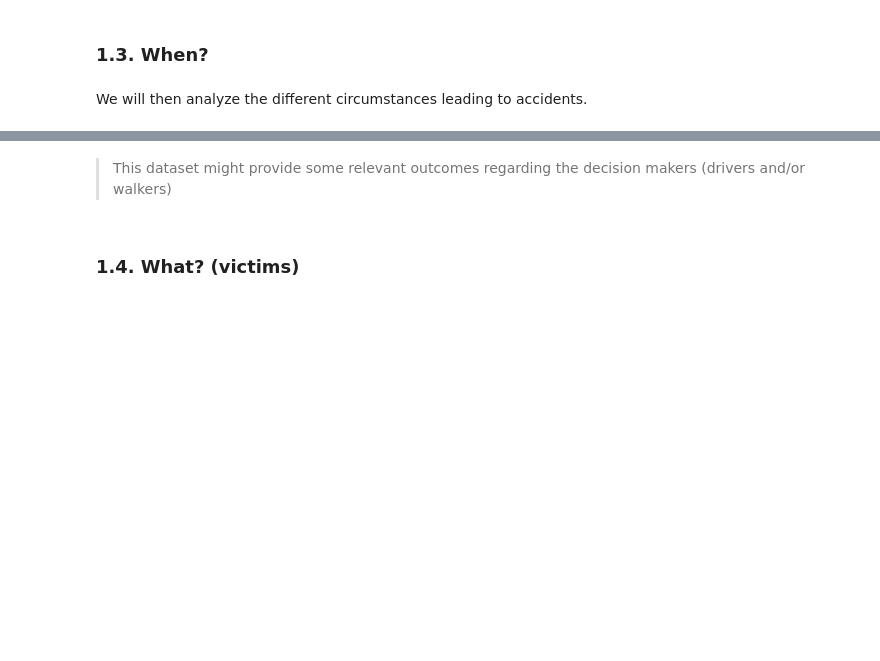
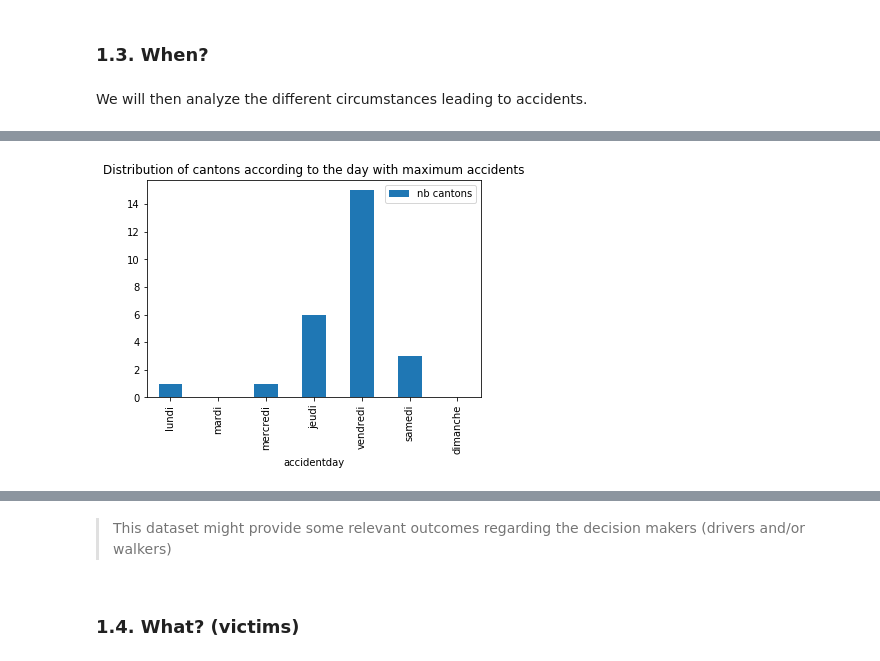
Before and after one commit to epfl-ada-2018/project-pizzafels, a Jupyter notebook: Milestone3 - Complete Analysis.ipynb, the cells around one changed output, grey strips where cells are left out. Saved outputs shown, nothing was run; the diff lists cells and outputs as text; code cells hidden in the pictures; blank space fills up the shorter version.

```diff
--- a/Milestone3 - Complete Analysis.ipynb
+++ b/Milestone3 - Complete Analysis.ipynb
@@ -768,0 +789,14 @@ First rows of the dataset:
+# %%
+worst_day_canton = table_day_canton_sort.idxmax('columns')
+df_worst_day = worst_day_canton.to_frame()
+worst_day_reset = df_worst_day.reset_index()
+worst_day_reset.columns = ['canton', 'day']
+worst_day = worst_day_reset.groupby(['day']).count()
+
+d = {'canton' : pd.Series([0, 0], index=['mardi', 'dimanche'])}
+df2 = pd.DataFrame(d)
+worst_day_distrib = worst_day.append(df2).reindex(accidents_day.index).rename(columns = {'canton' : 'nb cantons'})
+worst_day_distrib.plot(kind='bar', title='Distribution of cantons according to the day with maximum accidents')
+plt.show()
+# %% [output]
+[figure, added]
```
Also changed, not shown: parts of 22 cells of this notebook, 3 other files.
